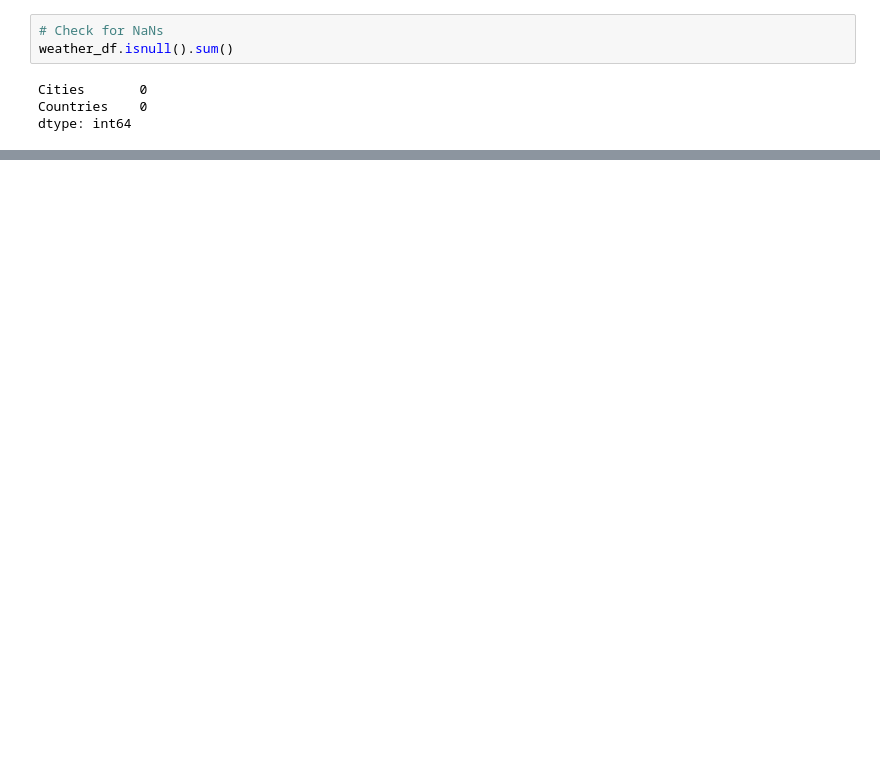
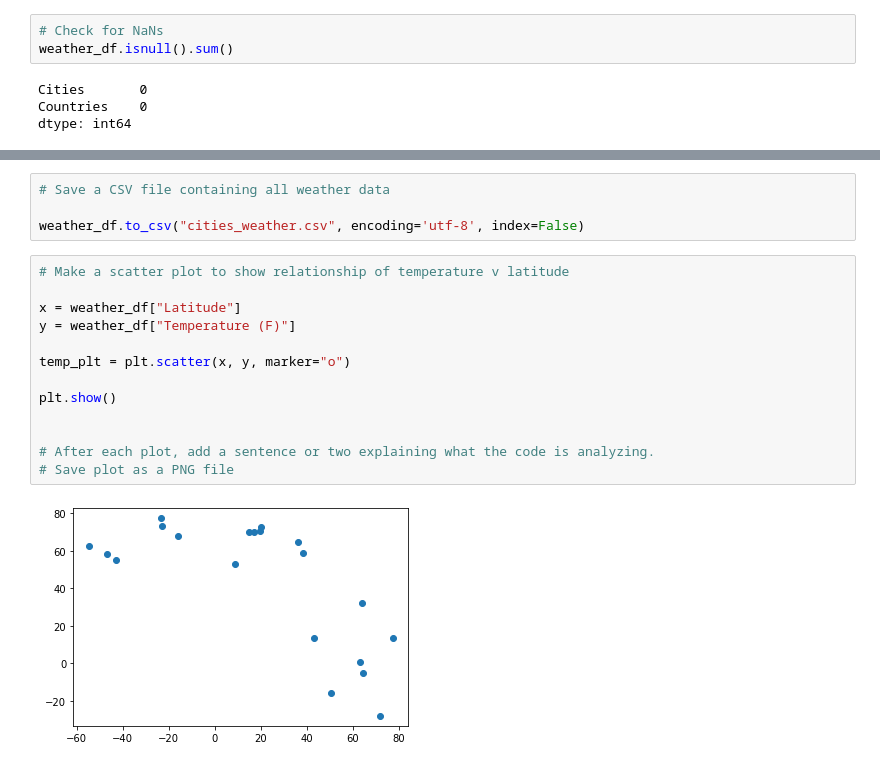
Before and after one commit to swdrich/python-api-challenge, a Jupyter notebook: WeatherPy/WeatherPy.ipynb, the cells around one changed output, grey strips where cells are left out. Drawn from its saved outputs; the diff is of its cells as text; blank space fills up the shorter version.

Commit message:
Drew basic scatter plots.

```diff
--- a/WeatherPy/WeatherPy.ipynb
+++ b/WeatherPy/WeatherPy.ipynb
@@ -278,0 +253,19 @@ weather_df
+# %%
+# Save a CSV file containing all weather data
+
+weather_df.to_csv("cities_weather.csv", encoding='utf-8', index=False)
+# %%
+# Make a scatter plot to show relationship of temperature v latitude
+
+x = weather_df["Latitude"]
+y = weather_df["Temperature (F)"]
+
+temp_plt = plt.scatter(x, y, marker="o")
+
+plt.show()
+
+
+# After each plot, add a sentence or two explaining what the code is analyzing.
+# Save plot as a PNG file
+# %% [output]
+[figure, added]
```
Also changed, not shown: parts of 15 cells of this notebook, 1 other file.
